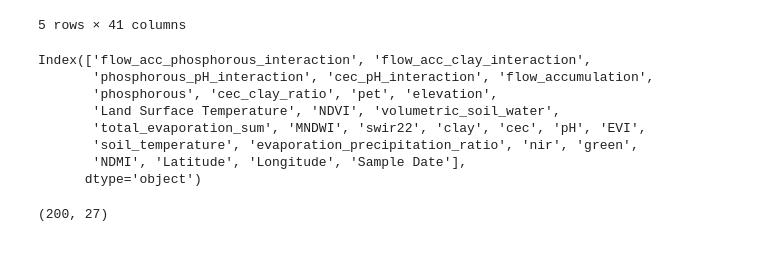
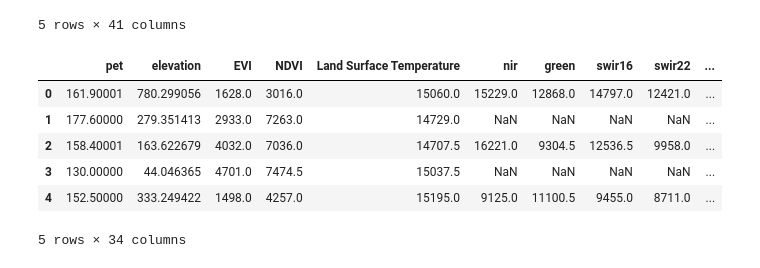
Before and after one commit to rohan-projects01/EY-AI-And-Data-Challenge, a Jupyter notebook: models/svm.ipynb, the cells around one changed output. Drawn from its saved outputs; the diff is of its cells as text; code cells hidden in the pictures.

```diff
--- a/models/svm.ipynb
+++ b/models/svm.ipynb
@@ -388,18 +385,0 @@ imp_df.shape
-# %%
-submission_feats = ['flow_acc_phosphorous_interaction', 'flow_acc_clay_interaction', 'phosphorous_pH_interaction',
-               'cec_pH_interaction', 'flow_accumulation', 'phosphorous', 'cec_clay_ratio', 'pet', 'elevation',
-               'Land Surface Temperature', 'NDVI', 'volumetric_soil_water', 'total_evaporation_sum', 'MNDWI',
-                'swir22', 'clay', 'cec', 'pH', 'EVI', 'soil_temperature', 'evaporation_precipitation_ratio',
-                'nir', 'green', 'NDMI', 'Latitude', 'Longitude', 'Sample Date']
-
-submission_df = submission_df[submission_feats]
-submission_df.columns
-# %% [output]
-Index(['flow_acc_phosphorous_interaction', 'flow_acc_clay_interaction',
-       'phosphorous_pH_interaction', 'cec_pH_interaction', 'flow_accumulation',
-       'phosphorous', 'cec_clay_ratio', 'pet', 'elevation',
-       'Land Surface Temperature', 'NDVI', 'volumetric_soil_water',
-       'total_evaporation_sum', 'MNDWI', 'swir22', 'clay', 'cec', 'pH', 'EVI',
-       'soil_temperature', 'evaporation_precipitation_ratio', 'nir', 'green',
-       'NDMI', 'Latitude', 'Longitude', 'Sample Date'],
-      dtype='object')
@@ -408,4 +386,15 @@ submission_data = submission_df.drop(columns=['Longitude', 'Latitude', 'Sample D
-# %%
-submission_df.shape
-# %% [output]
-(200, 27)
+# %%
+check_df = submission_df.drop(columns=['Unnamed: 0', 'Latitude',
+'Longitude', 'Sample Date',
+"Total Alkalinity", "Electrical Conductance",
+'Dissolved Reactive Phosphorus'])
+
+check_df.head()
+# %% [output]
+|  | pet | elevation | EVI | NDVI | Land Surface Temperature | nir | green | swir16 | swir22 | ... |
+| 0 | 161.90001 | 780.299056 | 1628.0 | 3016.0 | 15060.0 | 15229.0 | 12868.0 | 14797.0 | 12421.0 | ... |
+| 1 | 177.60000 | 279.351413 | 2933.0 | 7263.0 | 14729.0 | NaN | NaN | NaN | NaN | ... |
+| 2 | 158.40001 | 163.622679 | 4032.0 | 7036.0 | 14707.5 | 16221.0 | 9304.5 | 12536.5 | 9958.0 | ... |
+| 3 | 130.00000 | 44.046365 | 4701.0 | 7474.5 | 15037.5 | NaN | NaN | NaN | NaN | ... |
+| 4 | 152.50000 | 333.249422 | 1498.0 | 4257.0 | 15195.0 | 9125.0 | 11100.5 | 9455.0 | 8711.0 | ... |
+5 rows × 34 columns
```
Also changed, not shown: parts of 5 cells of this notebook.
